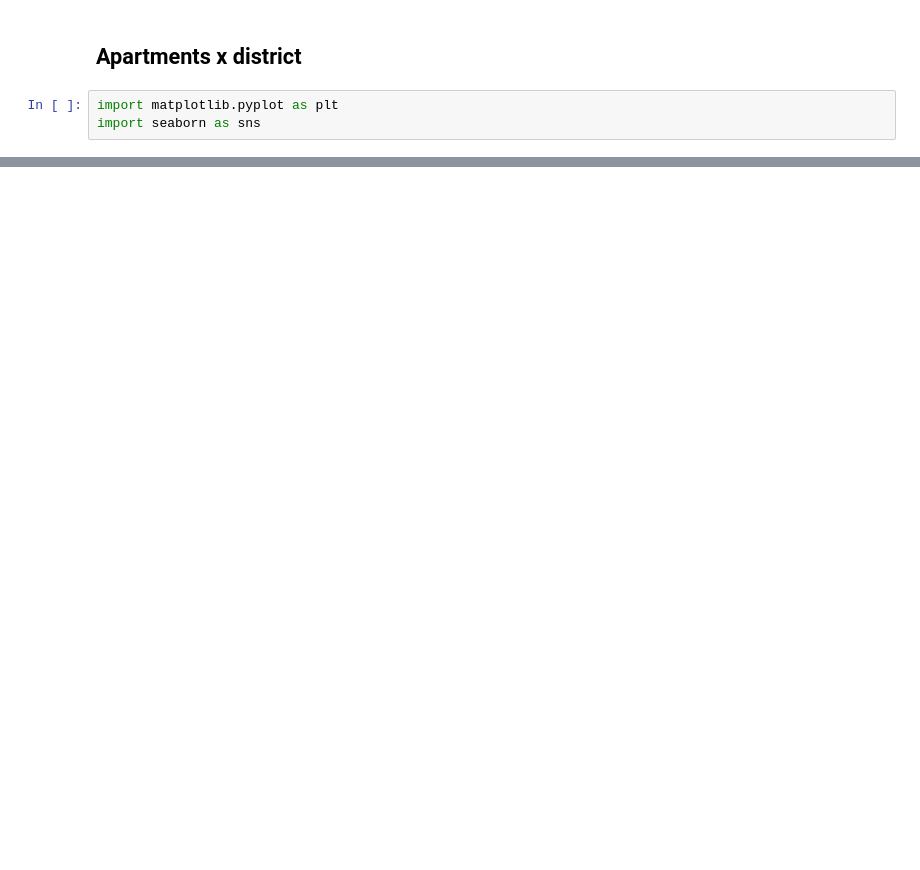
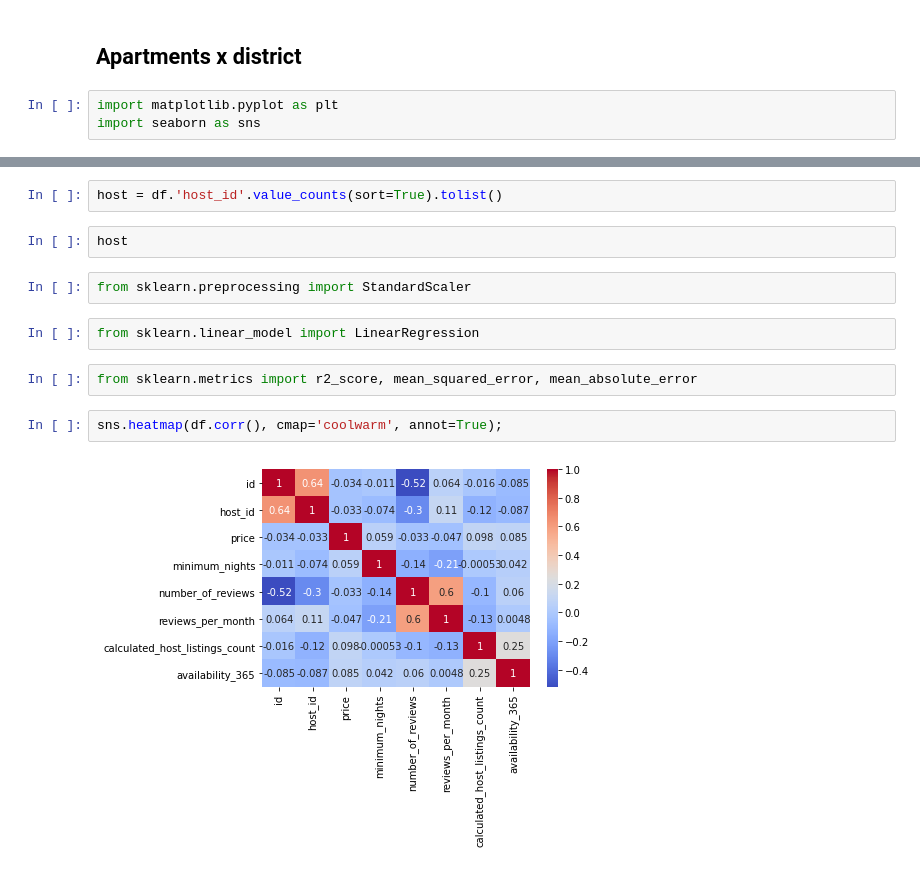
Before and after one commit to susanna-mendoza/PR04-project-statistical-analysis, a Jupyter notebook: PR04-Airbnb.ipynb, the cells around one changed output, grey strips where cells are left out. Drawn from its saved outputs; the diff is of its cells as text; blank space fills up the shorter version.

```diff
--- a/PR04-Airbnb.ipynb
+++ b/PR04-Airbnb.ipynb
@@ -54,0 +84,14 @@ df.neighbourhood_group.value_counts().plot(kind='bar', figsize = (12, 8));
+# %%
+host = df.'host_id'.value_counts(sort=True).tolist()
+# %%
+host
+# %%
+from sklearn.preprocessing import StandardScaler
+# %%
+from sklearn.linear_model import LinearRegression
+# %%
+from sklearn.metrics import r2_score, mean_squared_error, mean_absolute_error
+# %%
+sns.heatmap(df.corr(), cmap='coolwarm', annot=True);
+# %% [output]
+[figure, added]
```
Also changed, not shown: parts of 16 cells of this notebook, 1 other file.
